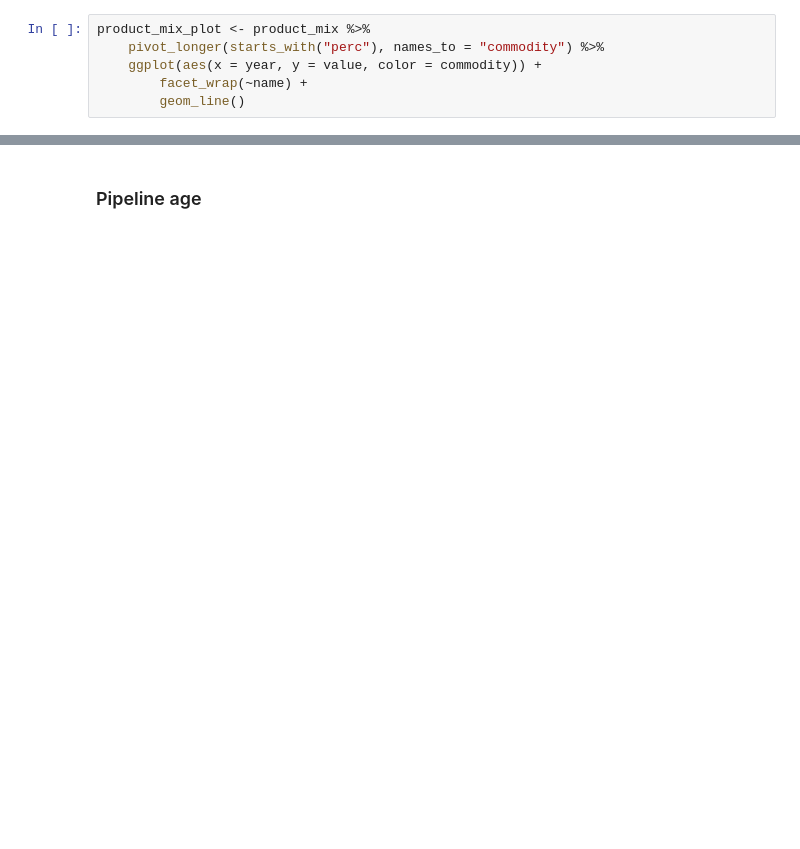
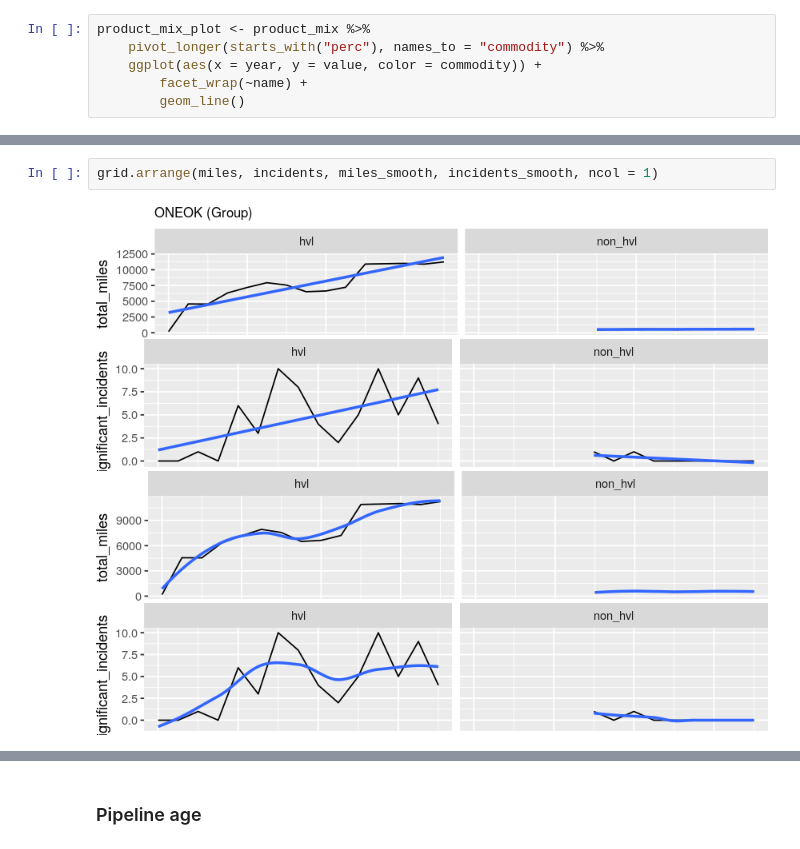
Before and after one commit to julianbarg/spills, a Jupyter notebook: presentations/explore_data_variance/explore_data_variance.ipynb, the cells around one changed output, grey strips where cells are left out. Drawn from its saved outputs; the diff is of its cells as text; blank space fills up the shorter version.

```diff
--- a/presentations/explore_data_variance/explore_data_variance.ipynb
+++ b/presentations/explore_data_variance/explore_data_variance.ipynb
@@ -342,0 +481,4 @@ print(construction)
+# %%
+grid.arrange(miles, incidents, miles_smooth, incidents_smooth, ncol = 1)
+# %% [output]
+[figure, added]
```
Also changed, not shown: parts of 30 cells of this notebook, 2 other files.
